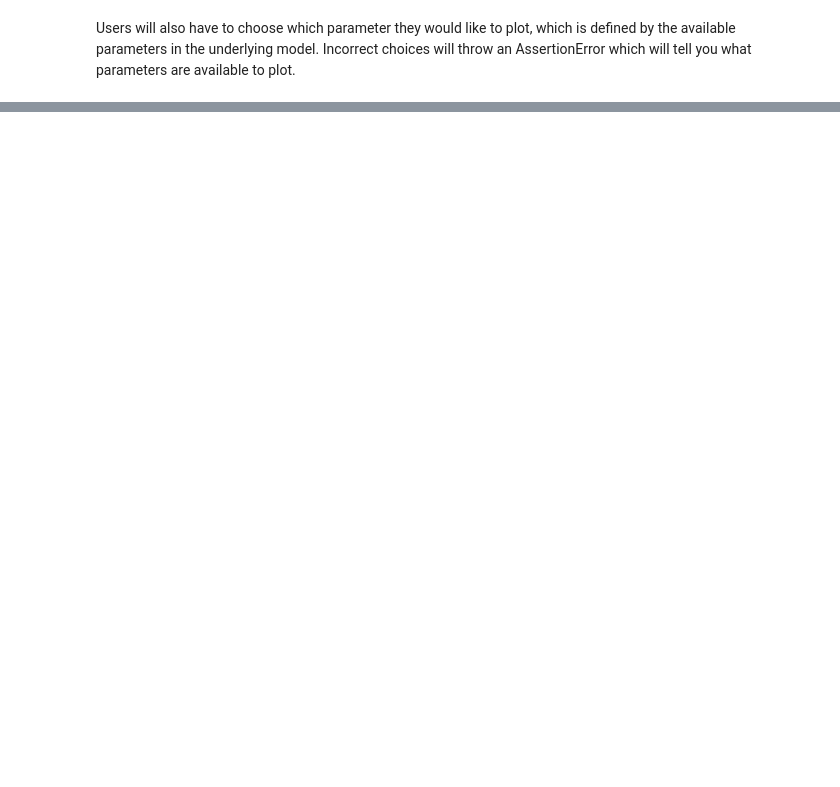
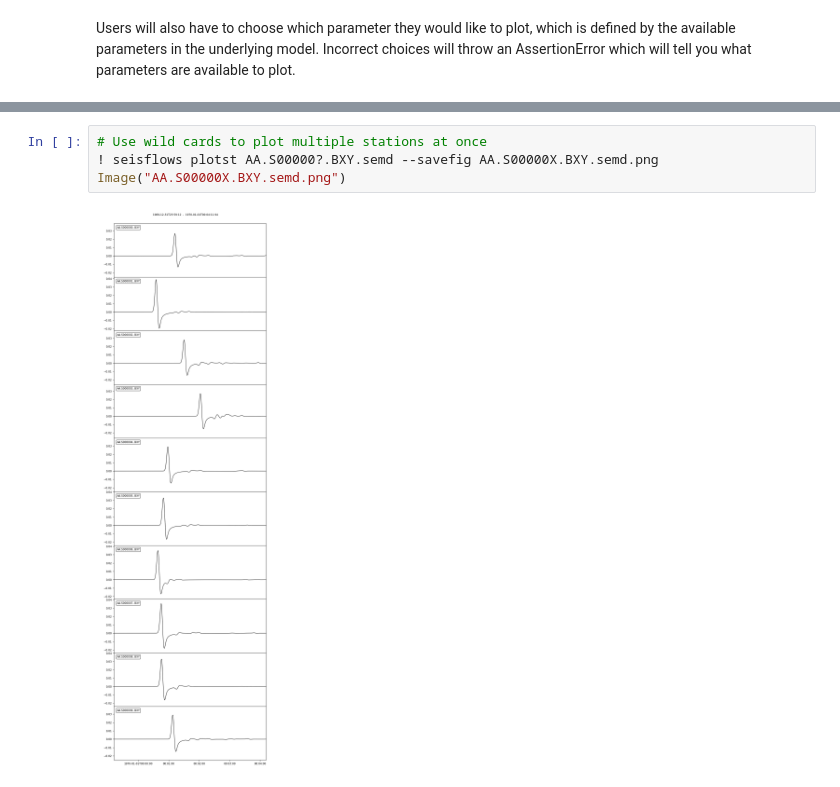
Before and after one commit to adjtomo/seisflows, a Jupyter notebook: docs/notebooks/command_line_tool.ipynb, the cells around one changed output, grey strips where cells are left out. Cells and saved outputs as stored; diff of their text form; blank space fills up the shorter version.

```diff
--- a/docs/notebooks/command_line_tool.ipynb
+++ b/docs/notebooks/command_line_tool.ipynb
@@ -336,0 +383,6 @@ Image(filename='gradient_01_vs_kernel.png')
+# %%
+# Use wild cards to plot multiple stations at once
+! seisflows plotst AA.S00000?.BXY.semd --savefig AA.S00000X.BXY.semd.png
+Image("AA.S00000X.BXY.semd.png")
+# %% [output]
+[figure, added]
```
Also changed, not shown: parts of 12 cells of this notebook, 5 other files.
